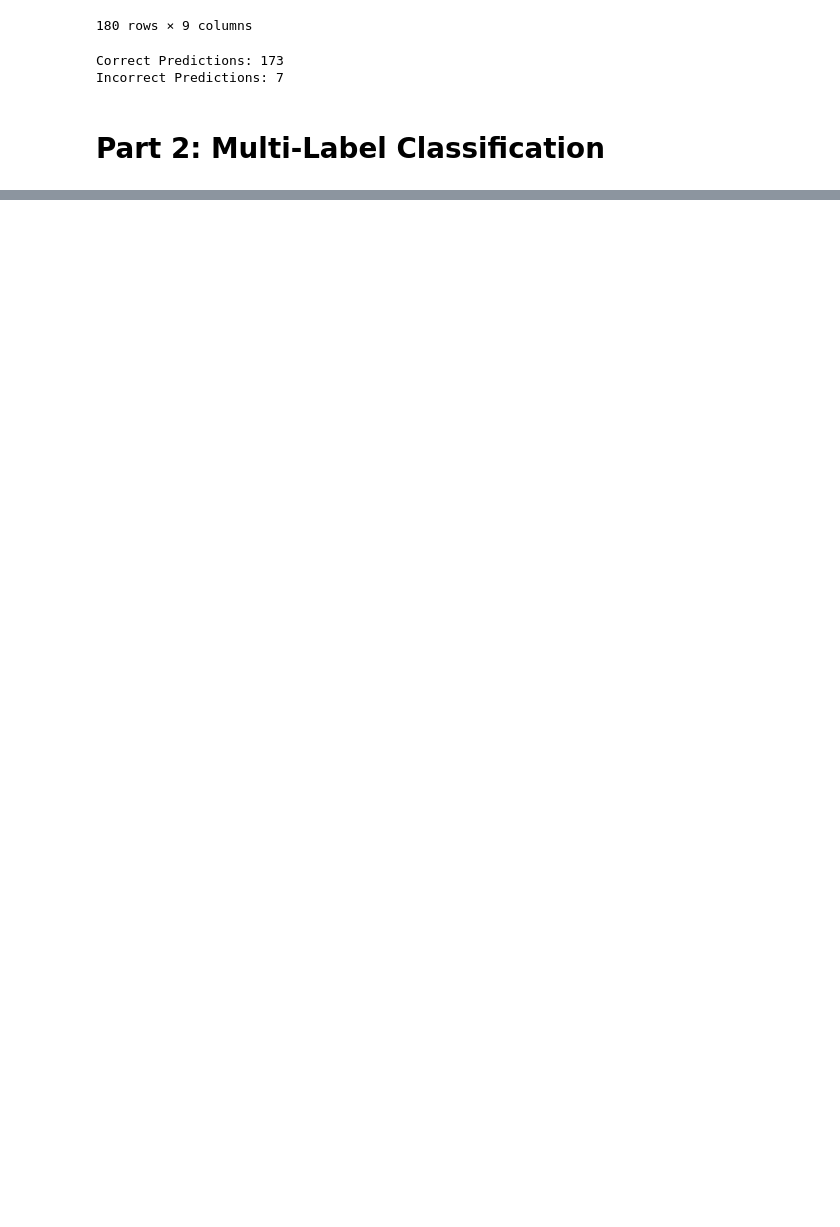
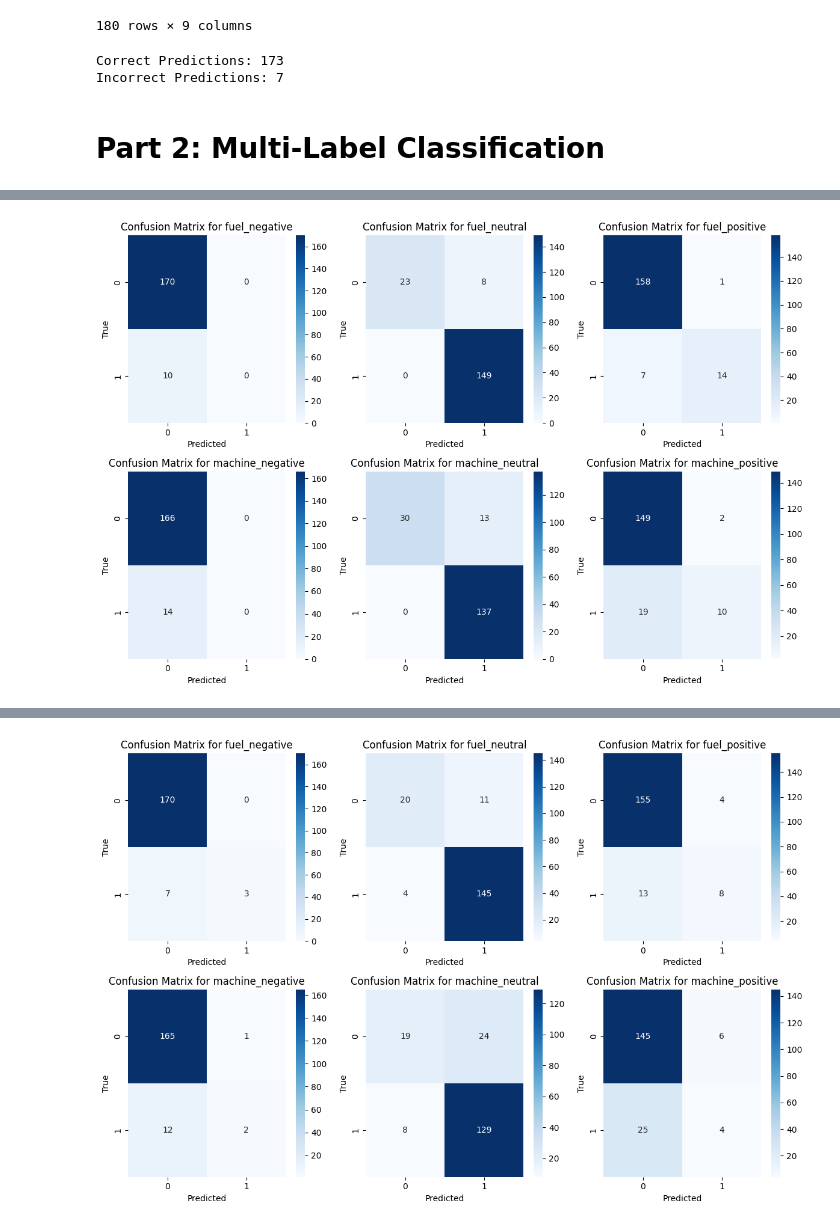
Before and after one commit to Paz25/Classification-Text, a Jupyter notebook: klasifikasi_text_220711976.ipynb, the cells around one changed output, grey strips where cells are left out. Saved outputs shown, nothing was run; the diff lists cells and outputs as text; code cells hidden in the pictures; blank space fills up the shorter version.

```diff
--- a/klasifikasi_text_220711976.ipynb
+++ b/klasifikasi_text_220711976.ipynb
@@ -247,0 +243,66 @@ import numpy as np
+# %%
+from sklearn.model_selection import KFold, cross_val_score
+from skmultilearn.problem_transform import BinaryRelevance
+from sklearn.multiclass import OneVsOneClassifier
+import numpy as np
+
+multi_kf = KFold(n_splits=5, shuffle=True, random_state=42)
+
+results = {}
+
+models = {"SVM": SVC(), "KNN": KNeighborsClassifier(), "NB": MultinomialNB()}
+
+for model_name, model in models.items():
+    wrapped_model = BinaryRelevance(model)
+
+    scores = cross_val_score(
+        wrapped_model,
+        X_train,
+        y_train_multi,
+        cv=multi_kf,
+        scoring='accuracy',
+        n_jobs=1,
+    )
+
+    results[model_name] = scores
+    print(
+        f"{model_name} - Cross-Validation Accuracy: {np.mean(scores):.4f} +/- {np.std(scores):.4f}"
+    )
+
+    wrapped_model.fit(X_train, y_train_multi)
+
+    y_pred_multi = wrapped_model.predict(X_test)
+
+    accuracy = accuracy_score(y_test_multi, y_pred_multi)
+    print(f"{model_name} Final Accuracy:", accuracy)
+
+    print(f"{model_name} Classification Report")
+    print(
+        classification_report(
+            y_test_multi,
+            y_pred_multi,
+            target_names=label_columns,
+            zero_division=1
+        )
+    )
+
+    print(f"{model_name} Confusion Matrix:")
+    mcm = multilabel_confusion_matrix(y_test_multi, y_pred_multi)
+    rows, cols = 2, 3
+    fig, axes = plt.subplots(
+        rows, cols, figsize=(cols * 4, rows * 4)
+    )
+    axes = axes.flatten()
+
+    for i, (ax, label) in enumerate(zip(axes, label_columns)):
+        sns.heatmap(mcm[i], annot=True, fmt="d", cmap="Blues", ax=ax)
+        ax.set_title(f"Confusion Matrix for {label}")
+        ax.set_xlabel("Predicted")
+        ax.set_ylabel("True")
+
+    for j in range(len(label_columns), rows * cols):
+        fig.delaxes(axes[j])
+
+    plt.tight_layout()
+    plt.show()
+# %% [output]
@@ -247,0 +327 @@ import numpy as np
+[figure, added]
@@ -247,0 +346 @@ import numpy as np
+[figure, added]
```
Also changed, not shown: parts of 3 cells of this notebook, 1 other file.
